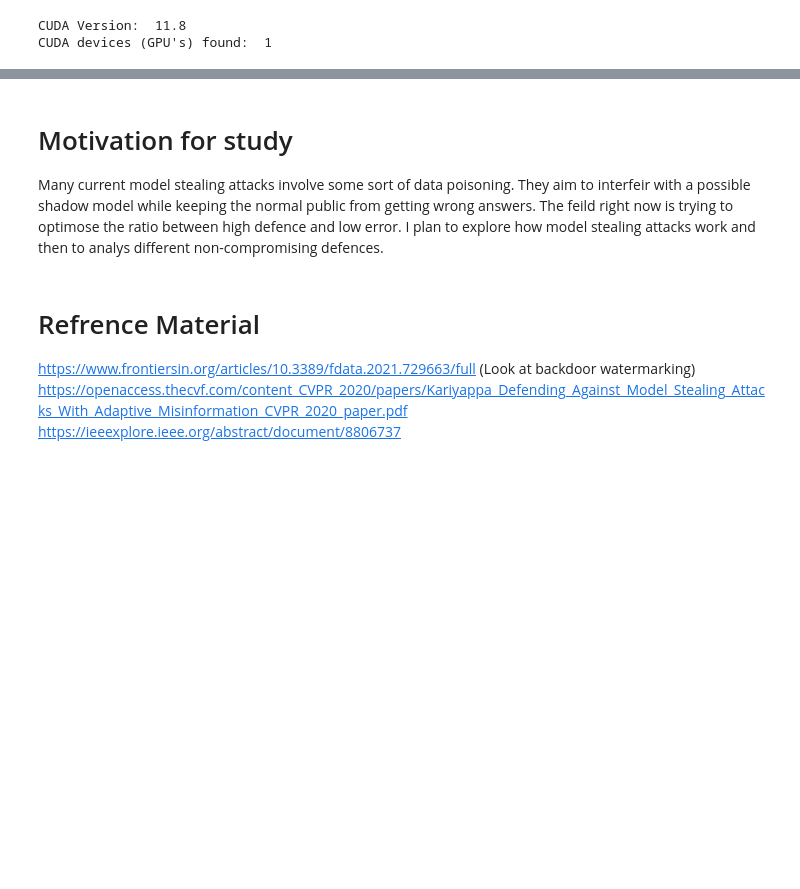
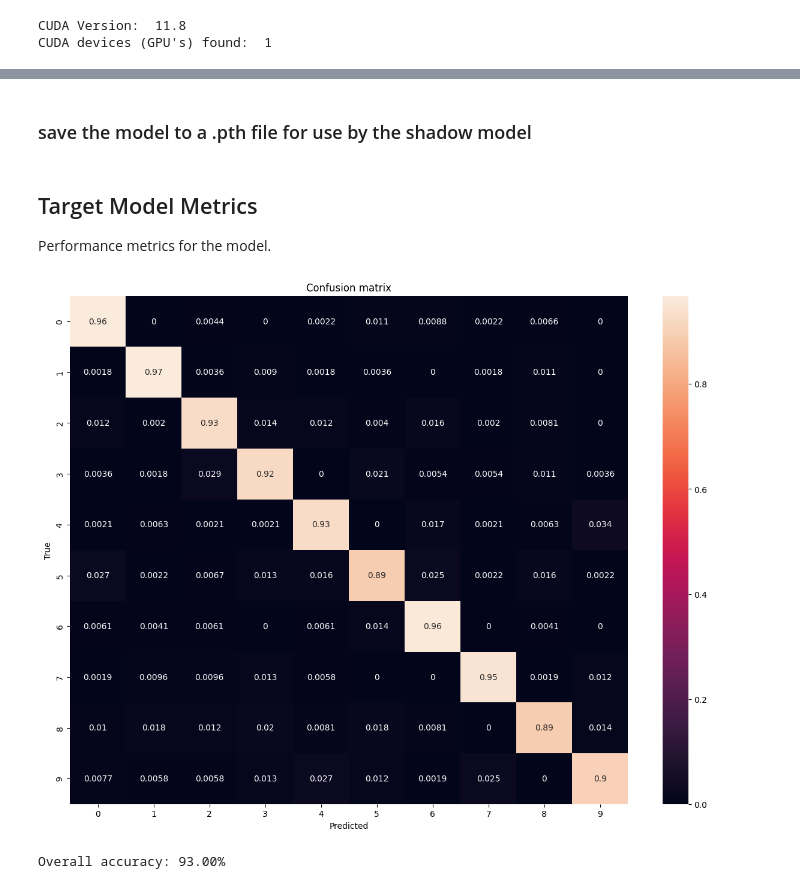
Before and after one commit to 1saacH/Mnist-MSA, a Jupyter notebook: Model.ipynb, the cells around one changed output, grey strips where cells are left out. Drawn from its saved outputs; the diff is of its cells as text; code cells hidden in the pictures; blank space fills up the shorter version.

```diff
--- a/Model.ipynb
+++ b/Model.ipynb
@@ -72,10 +86,7 @@ Most math is done on the GPU
 # %%
-# training loop
-
 # go through the data set 5 times
 num_epoch = 5
 for epoch in range(num_epoch):
-  losses = []
 
   # step through the data set batch by batch
   for batch in training_loader:
@@ -100,29 +111,18 @@ for epoch in range(num_epoch):
     #4 back propagation to compute gradient
     objective.backward()
 
-    #5 apply updates (step up gradients)
+    #5 apply updates (step down gradients)
     optimiser.step()
 
-
-    losses.append(objective.item())
-
-
-  print(f'Epoch {epoch + 1}, train loss: {torch.tensor(losses).mean():.2f}')
-
-  losses = []
   accuracy = []
-  for batch in val_loader:
+  # go through the test set and check accuracy
+  for batch in test_loader:
     x, y = batch
     batch_size = x.size(0)
     x = x.view(batch_size, -1).cuda()
-
-
     with torch.no_grad():
       logit = model(x)
     objective = loss(logit, y.cuda())
-    losses.append(objective.item())
     accuracy.append(y.eq(logit.detach().argmax(dim=1).cpu()).float().mean())
-
-  print(f'Epoch {epoch + 1}, validation loss: {torch.tensor(losses).mean():.2f}')
   print(f'Epoch {epoch + 1}, validation accuracy: {torch.tensor(accuracy).mean():.2f}')
 # %% [output]
@@ -143,11 +133,46 @@ Epoch 5, validation loss: 0.24
 Epoch 5, validation accuracy: 0.93
+# %% [markdown]
+### save the model to a .pth file for use by the shadow model
 # %%
 torch.save(model.state_dict(), 'target.pth')
-# %% [markdown]
-# Motivation for study <br>
-Many current model stealing attacks involve some sort of data poisoning. They aim to interfeir with a possible shadow model while keeping the normal public from getting wrong answers. The feild right now is trying to optimose the ratio between high defence and low error. I plan to explore how model stealing attacks work and then to analys different non-compromising defences.
-# %% [markdown]
-# Refrence Material #
-https://www.frontiersin.org/articles/10.3389/fdata.2021.729663/full  (Look at backdoor watermarking)<br>
-https://openaccess.thecvf.com/content_CVPR_2020/papers/Kariyappa_Defending_Against_Model_Stealing_Attacks_With_Adaptive_Misinformation_CVPR_2020_paper.pdf <br>
-https://ieeexplore.ieee.org/abstract/document/8806737
+# %% [markdown]
+## Target Model Metrics<br>
+Performance metrics for the model.
+# %%
+from sklearn.metrics import confusion_matrix
+import matplotlib.pyplot as plt
+import seaborn as sn
+import pandas as pd
+import numpy as np
+
+y_pred = []
+y_true = []
+for batch in test_loader:
+        x, y = batch
+        batch_size = x.size(0)
+        x = x.view(batch_size, -1).cuda()
+        with torch.no_grad():
+          logit = model(x)
+
+        output = (torch.max(torch.exp(logit), 1)[1]).data.cpu().numpy()
+        y_pred.extend(output)
+
+        y = y.data.cpu().numpy()
+        y_true.extend(y)
+
+classes = ('0', '1', '2', '3', '4', '5', '6', '7', '8', '9')
+
+cm = confusion_matrix(y_true, y_pred)
+df_cm = pd.DataFrame(cm / np.sum(cm, axis=1)[:, None], index = [i for i in classes],
+                  columns = [i for i in classes])
+plt.figure(figsize = (15,11))
+plt.title('Confusion matrix')
+sn.heatmap(df_cm, annot=True)
+plt.xlabel('Predicted')
+plt.ylabel('True')
+plt.show()
+
+print('Overall accuracy: {:.2f}'.format((np.trace(cm) / np.sum(cm)) * 100) + '%')
+# %% [output]
+[figure, added]
+Overall accuracy: 93.00%
```
Also changed, not shown: parts of 18 cells of this notebook, 7 other files.
